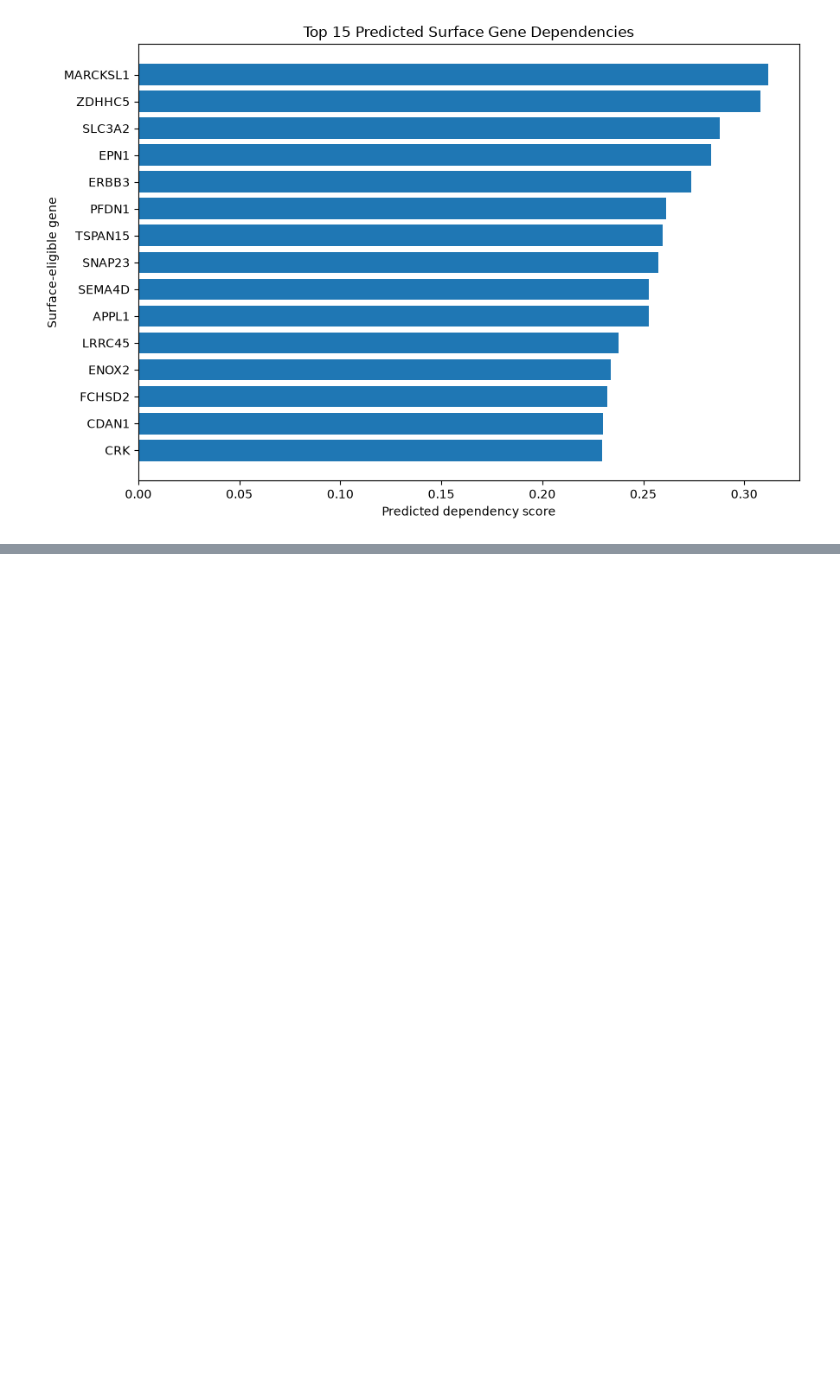
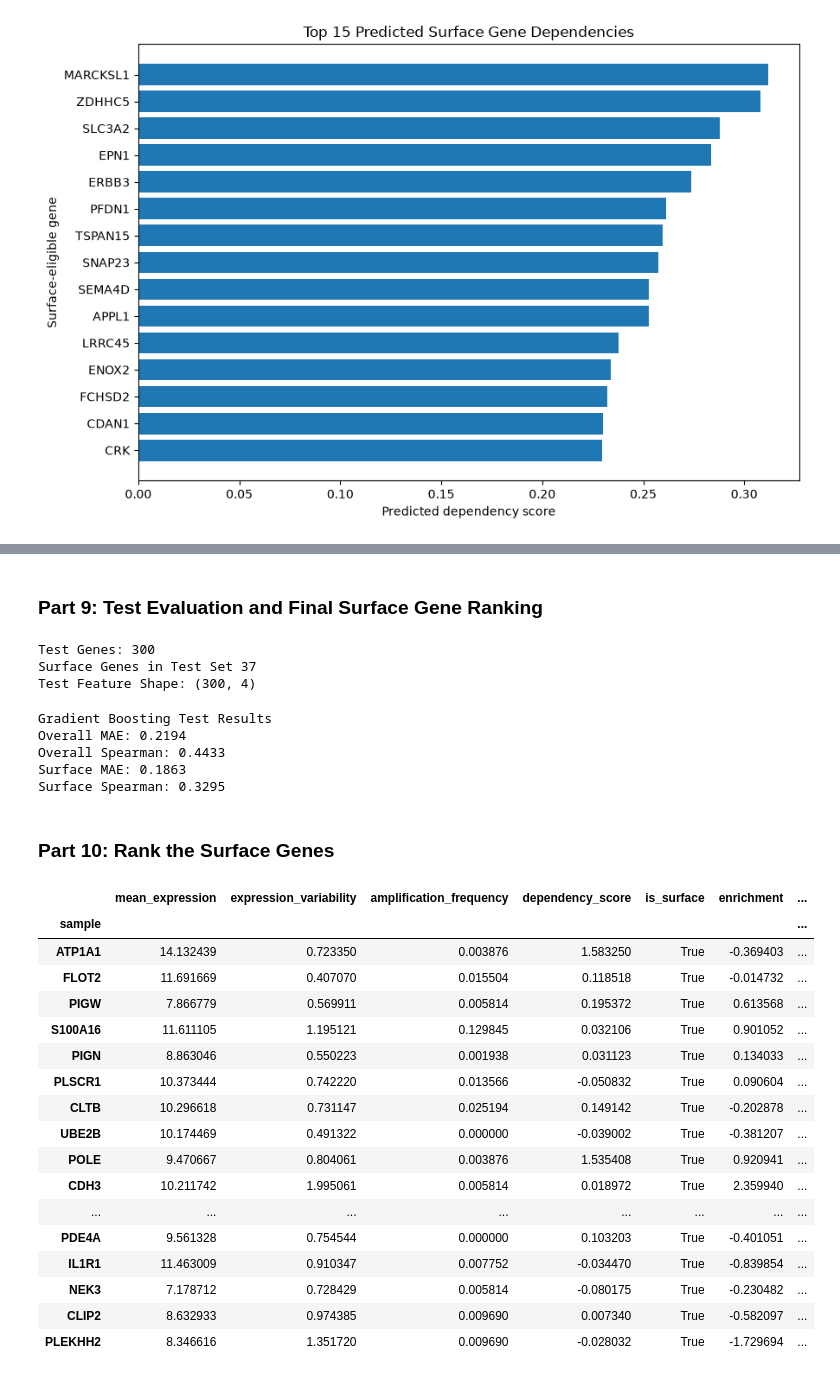
Before and after one commit to sbskinn/Tumor-Surface-Target-Prioritization, a Jupyter notebook: Checkpoint1_gene_expression.ipynb, the cells around one changed output, grey strips where cells are left out. Cells and saved outputs as stored; diff of their text form; code cells hidden in the pictures; blank space fills up the shorter version.

```diff
--- a/Checkpoint1_gene_expression.ipynb
+++ b/Checkpoint1_gene_expression.ipynb
@@ -1325,0 +1594,80 @@ plt.show()
+# %% [markdown]
+### Part 9: Test Evaluation and Final Surface Gene Ranking
+# %%
+# Load test data
+test = pd.read_csv(data_folder / "checkpoint1_test.csv").set_index("sample")
+# Features and target
+X_test, y_test = test[feature_cols], test[target_col]
+# Surface genes in test set
+test_surface_mask = test["is_surface"].to_numpy(dtype=bool)
+
+print("Test Genes:", len(test))
+print("Surface Genes in Test Set", int(test_surface_mask.sum()))
+print("Test Feature Shape:", X_test.shape)
+# %% [output]
+Test Genes: 300
+Surface Genes in Test Set 37
+Test Feature Shape: (300, 4)
+# %%
+# Evaluate the best Gradient Boosting model on the test set
+test_predictions = best_model.predict(X_test)
+
+# Overall test metrics
+test_mae = mean_absolute_error(y_test, test_predictions)
+test_spearman = spearmanr(y_test, test_predictions).statistic
+
+# Surface Test Metrics
+surface_actual = y_test[test_surface_mask]
+surface_pred = test_predictions[test_surface_mask]
+
+surface_mae = mean_absolute_error(surface_actual, surface_pred)
+surface_spearman = spearmanr(surface_actual, surface_pred).statistic
+
+print("Gradient Boosting Test Results")
+print("Overall MAE:", round(test_mae, 4))
+print("Overall Spearman:", round(test_spearman, 4))
+print("Surface MAE:", round(surface_mae, 4))
+print("Surface Spearman:", round(surface_spearman, 4))
+# %% [output]
+Gradient Boosting Test Results
+Overall MAE: 0.2194
+Overall Spearman: 0.4433
+Surface MAE: 0.1863
+Surface Spearman: 0.3295
+# %% [markdown]
+### Part 10: Rank the Surface Genes
+# %%
+# Create table of test genes and predictions
+ranked_genes = test.copy()
+ranked_genes["predicted_dependency"] = test_predictions
+
+# Only surface genes
+ranked_genes = ranked_genes[ranked_genes["is_surface"] == True]
+
+# Rank genes with predicted dependency score (Highest to lowest)
+ranked_genes = ranked_genes.sort_values(
+    by="predicted_dependency",
+    ascending=False
+)
+
+# Show the top 20 surface genes
+display(ranked_genes.head(20))
+# %% [output]
+|  | mean_expression | expression_variability | amplification_frequency | dependency_score | is_surface | enrichment | ... |
+| sample |  |  |  |  |  |  | ... |
+| ATP1A1 | 14.132439 | 0.723350 | 0.003876 | 1.583250 | True | -0.369403 | ... |
+| FLOT2 | 11.691669 | 0.407070 | 0.015504 | 0.118518 | True | -0.014732 | ... |
+| PIGW | 7.866779 | 0.569911 | 0.005814 | 0.195372 | True | 0.613568 | ... |
+| S100A16 | 11.611105 | 1.195121 | 0.129845 | 0.032106 | True | 0.901052 | ... |
+| PIGN | 8.863046 | 0.550223 | 0.001938 | 0.031123 | True | 0.134033 | ... |
+| PLSCR1 | 10.373444 | 0.742220 | 0.013566 | -0.050832 | True | 0.090604 | ... |
+| CLTB | 10.296618 | 0.731147 | 0.025194 | 0.149142 | True | -0.202878 | ... |
+| UBE2B | 10.174469 | 0.491322 | 0.000000 | -0.039002 | True | -0.381207 | ... |
+| POLE | 9.470667 | 0.804061 | 0.003876 | 1.535408 | True | 0.920941 | ... |
+| CDH3 | 10.211742 | 1.995061 | 0.005814 | 0.018972 | True | 2.359940 | ... |
+| ... | ... | ... | ... | ... | ... | ... | ... |
+| PDE4A | 9.561328 | 0.754544 | 0.000000 | 0.103203 | True | -0.401051 | ... |
+| IL1R1 | 11.463009 | 0.910347 | 0.007752 | -0.034470 | True | -0.839854 | ... |
+| NEK3 | 7.178712 | 0.728429 | 0.005814 | -0.080175 | True | -0.230482 | ... |
+| CLIP2 | 8.632933 | 0.974385 | 0.009690 | 0.007340 | True | -0.582097 | ... |
+| PLEKHH2 | 8.346616 | 1.351720 | 0.009690 | -0.028032 | True | -1.729694 | ... |
```
Also changed, not shown: parts of 17 cells of this notebook.
